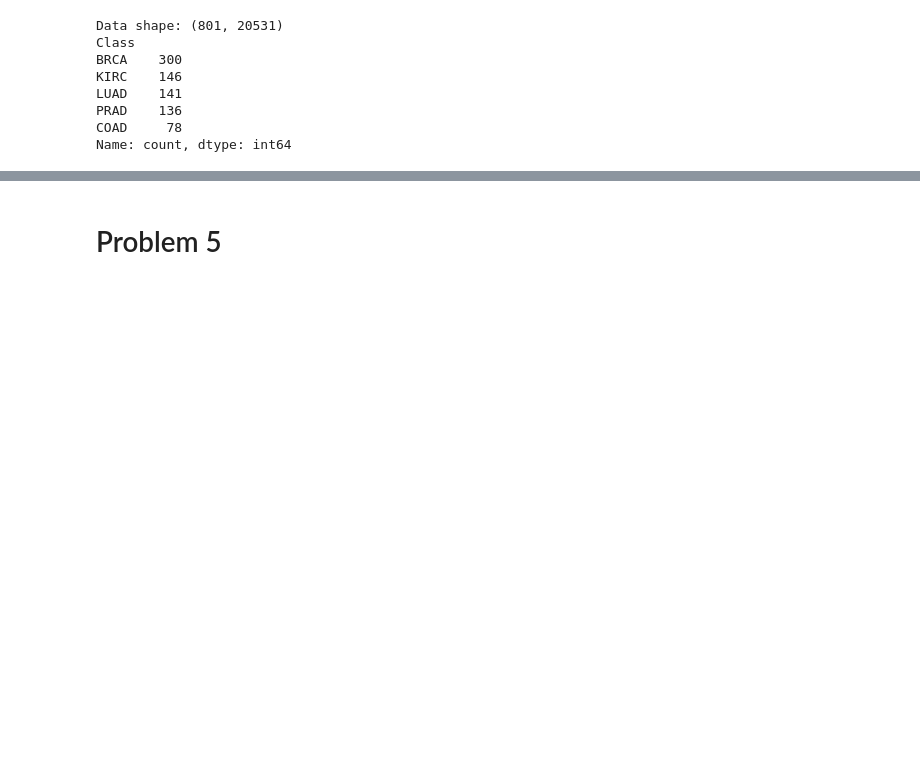
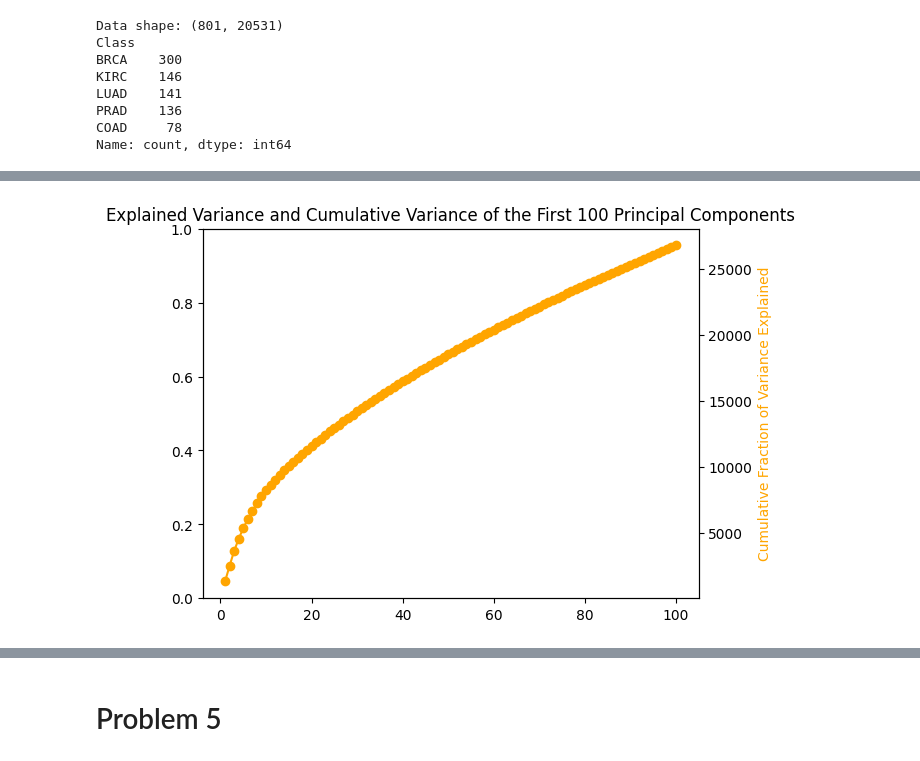
Before and after one commit to sonirohan/intro-ml, a Jupyter notebook: hw3/hw3.ipynb, the cells around one changed output, grey strips where cells are left out. Saved outputs shown, nothing was run; the diff lists cells and outputs as text; code cells hidden in the pictures; blank space fills up the shorter version.

```diff
--- a/hw3/hw3.ipynb
+++ b/hw3/hw3.ipynb
@@ -85,0 +228,12 @@ Name: count, dtype: int64
+# %%
+# on a separate axis, plot the cumulative fraction of variance explained
+plt.twinx()
+cumulative_variance = np.cumsum(explained_variance_100[:100])
+np.sum(explained_variance_100)
+plt.plot(range(1, 101), cumulative_variance, marker='o', color='orange')
+plt.ylabel('Cumulative Fraction of Variance Explained', color='orange')
+plt.xlabel('Principal Component')
+plt.title('Explained Variance and Cumulative Variance of the First 100 Principal Components')
+plt.show()
+# %% [output]
+[figure, added]
```
Also changed, not shown: parts of 29 cells of this notebook.
